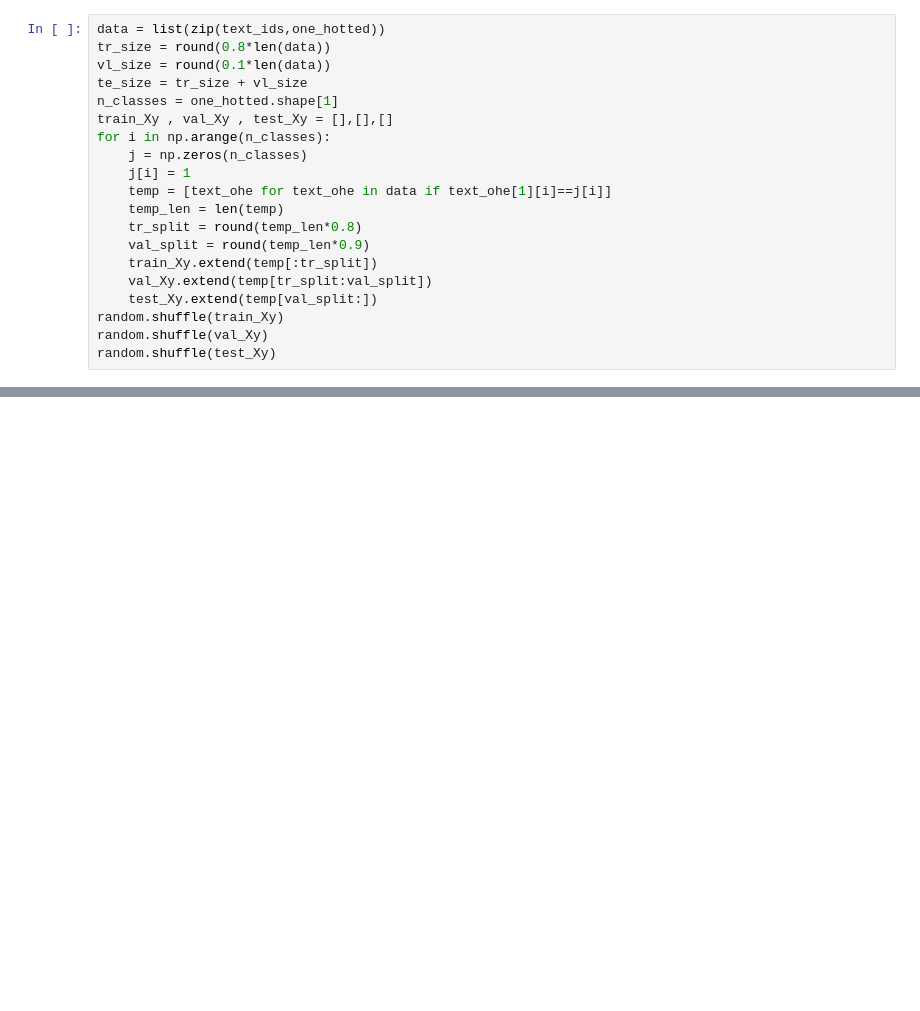
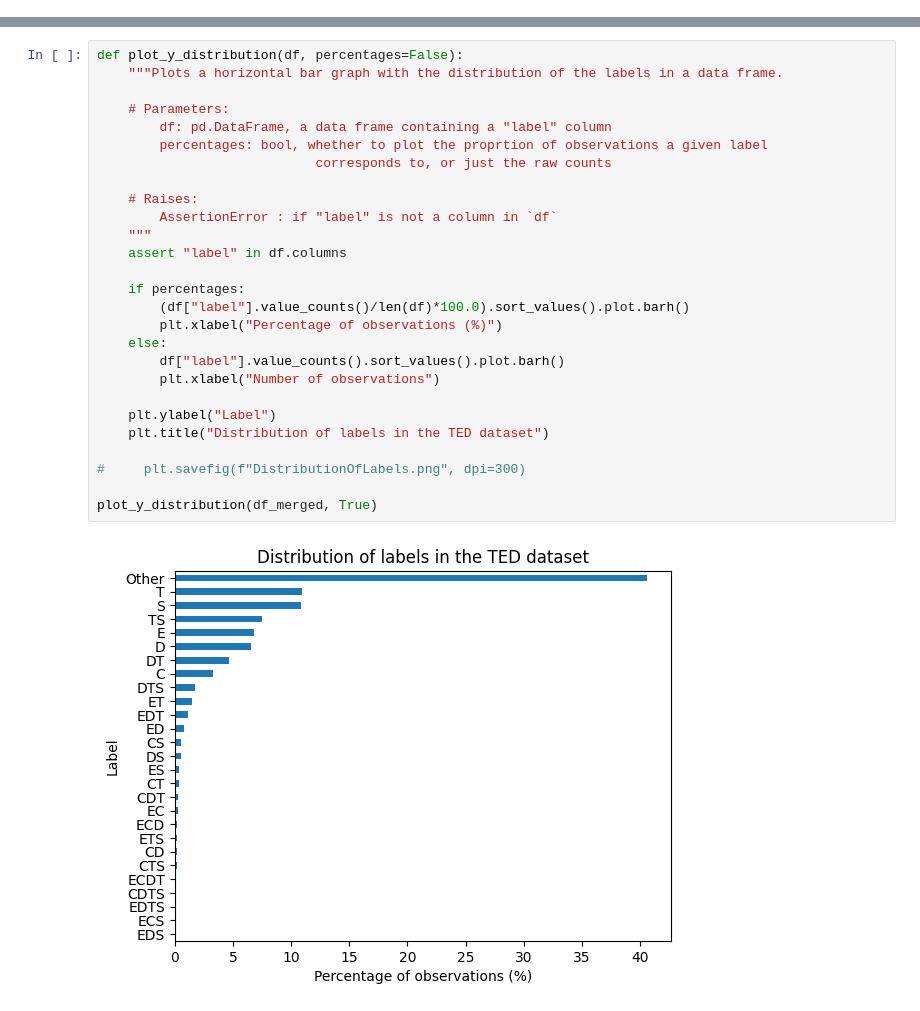
Before and after one commit to FuzzyNum/open_practical, a Jupyter notebook: ted_summarizer.ipynb, the cells around one changed output, grey strips where cells are left out. Cells and saved outputs as stored; diff of their text form; blank space fills up the shorter version.

```diff
--- a/ted_summarizer.ipynb
+++ b/ted_summarizer.ipynb
@@ -146,20 +0,0 @@ text_ids[0][100] , id2word[text_ids[0][100]], stripped_text[0][100], word2id['<U
-# %%
-data = list(zip(text_ids,one_hotted))
-tr_size = round(0.8*len(data))
-vl_size = round(0.1*len(data))
-te_size = tr_size + vl_size
-n_classes = one_hotted.shape[1]
-train_Xy , val_Xy , test_Xy = [],[],[]
-for i in np.arange(n_classes):
-    j = np.zeros(n_classes)
-    j[i] = 1
-    temp = [text_ohe for text_ohe in data if text_ohe[1][i]==j[i]]
-    temp_len = len(temp)
-    tr_split = round(temp_len*0.8)
-    val_split = round(temp_len*0.9)
-    train_Xy.extend(temp[:tr_split])
-    val_Xy.extend(temp[tr_split:val_split])
-    test_Xy.extend(temp[val_split:])
-random.shuffle(train_Xy)
-random.shuffle(val_Xy)
-random.shuffle(test_Xy)
@@ -175,0 +103,29 @@ test_labels = torch.tensor([label.tolist().index(1) for label in test_labels], d
+# %%
+def plot_y_distribution(df, percentages=False):
+    """Plots a horizontal bar graph with the distribution of the labels in a data frame.
+
+    # Parameters:
+        df: pd.DataFrame, a data frame containing a "label" column
+        percentages: bool, whether to plot the proprtion of observations a given label
+                            corresponds to, or just the raw counts
+
+    # Raises:
+        AssertionError : if "label" is not a column in `df`
+    """
+    assert "label" in df.columns
+
+    if percentages:
+        (df["label"].value_counts()/len(df)*100.0).sort_values().plot.barh()
+        plt.xlabel("Percentage of observations (%)")
+    else:
+        df["label"].value_counts().sort_values().plot.barh()
+        plt.xlabel("Number of observations")
+
+    plt.ylabel("Label")
+    plt.title("Distribution of labels in the TED dataset")
+
+#     plt.savefig(f"DistributionOfLabels.png", dpi=300)
+
+plot_y_distribution(df_merged, True)
+# %% [output]
+[figure, added]
```
Also changed, not shown: parts of 27 cells of this notebook, 43 other files.
